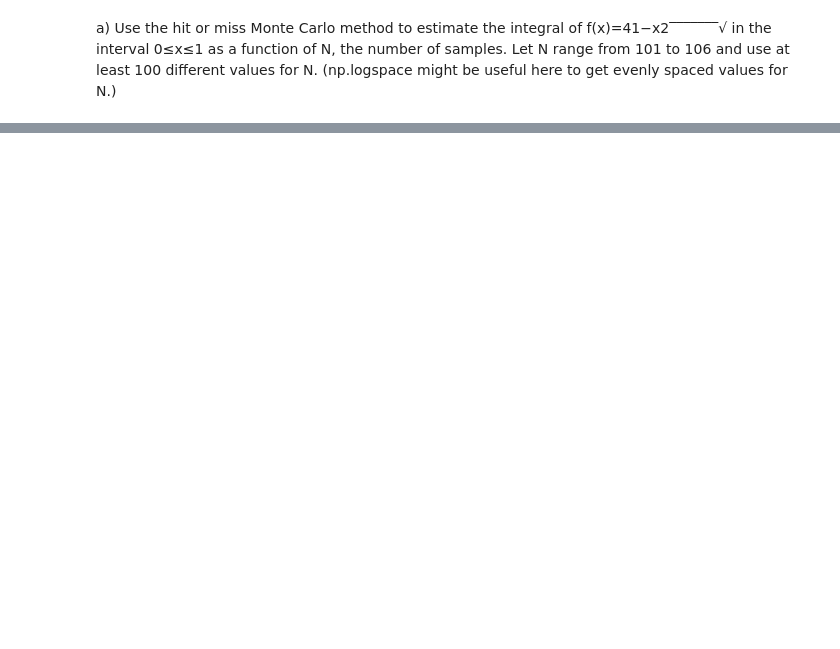
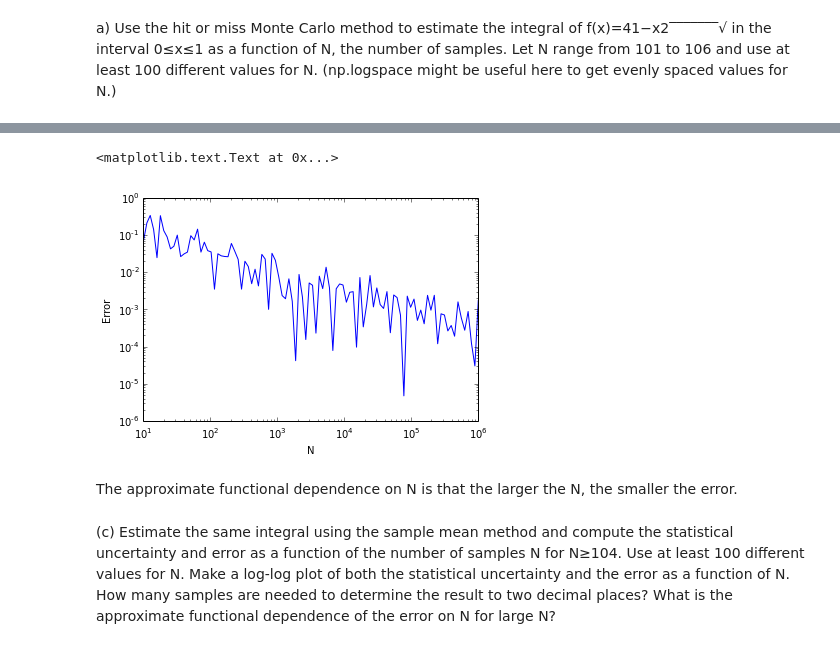
Before and after one commit to eizaguir/PHYS202-S14, a Jupyter notebook: SciPy/MCIntegrationExercises.ipynb, the cells around one changed output, grey strips where cells are left out. Saved outputs shown, nothing was run; the diff lists cells and outputs as text; code cells hidden in the pictures; blank space fills up the shorter version.

```diff
--- a/SciPy/MCIntegrationExercises.ipynb
+++ b/SciPy/MCIntegrationExercises.ipynb
@@ -80,3 +80,20 @@ Question 2
 Use the sample mean method to compute the volume of a sphere with radius 1 using spherical coordinates:
 V=∫10∫π0∫2π0r2sin(θ)drdθdϕ
 for N=(101,102,103,104,105,106). Report the value and statistical uncertainty for each sample size. How does the result depend on N?
+# %%
+frtp =  lambda r,t,p: r**2 * np.sin(t)
+ra = 0.; rb = 1.
+ta = 0.; tb = np.pi
+pa = 0.; pb = np.pi * 2
+
+i = (10,100,1000,10000,100000,1000000)
+for N in i:
+    r = (rb-ra)*np.random.random_sample(N)
+    t = (tb-ta)*np.random.random_sample(N)
+    p = (pb-pa)*np.random.random_sample(N)
+
+    I = (rb-ra)*(tb-ta)*(pb-pa)*frtp(r,t,p).mean()
+    err = (rb-ra)*(tb-ta)*(pb-pa)*np.sqrt(((frtp(r,t,p)**2).mean() - (frtp(r,t,p).mean())**2)/N)
+    exact = (4./3.) * np.pi
+
+    print "Exact =",exact,"I=",I," +/-",err,"percentErr =",100.*np.abs(I-exact)/exact
@@ -89,0 +165,18 @@ N = np.logspace(0,1,)
+# %%
+exact = np.pi
+y = []
+for i in N:
+    samples_x = xmin + (xmax-xmin)*np.random.random_sample(i);
+    samples_y = ymin + (ymax-ymin)*np.random.random_sample(i);
+
+    newmask = (samples_y < f(samples_x))
+    newmask.sum()
+
+
+    I = (xmax-xmin)*(ymax-ymin)*newmask.sum()/newmask.size
+    error = np.abs((exact - I)/exact)
+
+    print "Error = ",error
+    y.append(error)
+
+print y
@@ -89,0 +201,13 @@ N = np.logspace(0,1,)
+# %%
+plt.loglog(N,y)
+plt.xlabel("N")
+plt.ylabel("Error")
+# %% [output]
+<matplotlib.text.Text at 0x...>
+[figure, added]
+# %% [markdown]
+The approximate functional dependence on N is that the larger the N, the smaller the error.
+# %% [markdown]
+(c) Estimate the same integral using the sample mean method and compute the statistical uncertainty and error as a function of the number of samples N for N≥104. Use at least 100 different values for N.
+Make a log-log plot of both the statistical uncertainty and the error as a function of N.
+How many samples are needed to determine the result to two decimal places? What is the approximate functional dependence of the error on N for large N?
```
Also changed, not shown: parts of 12 cells of this notebook, 1 other file.
